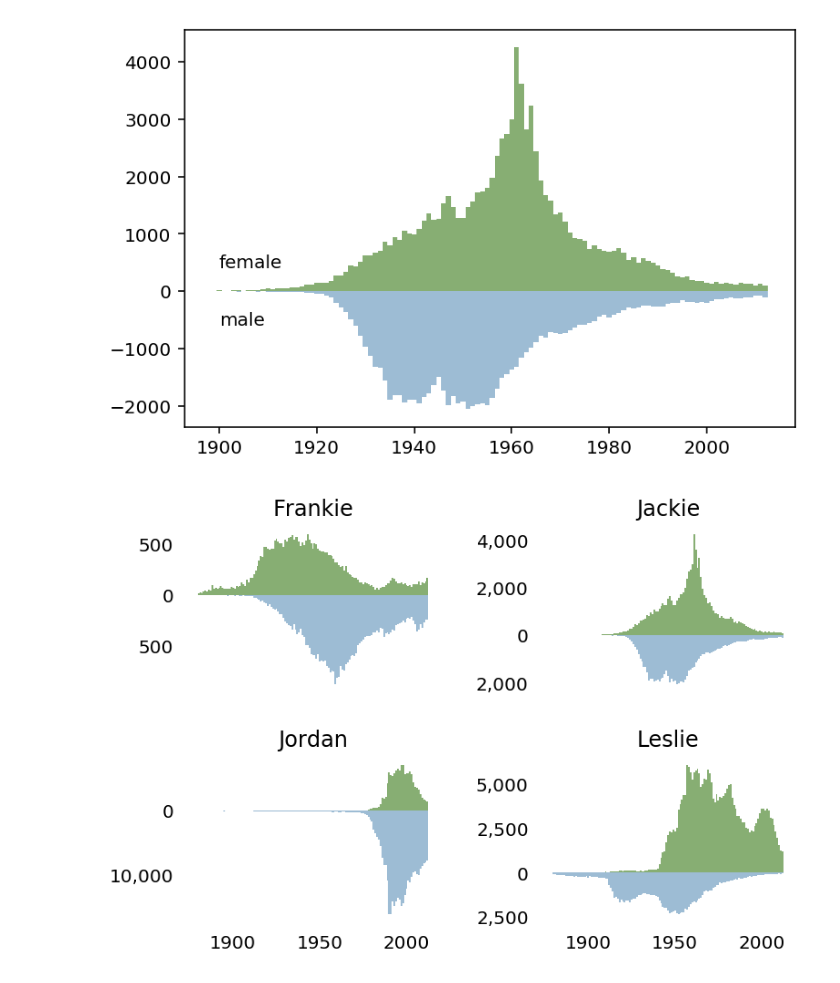
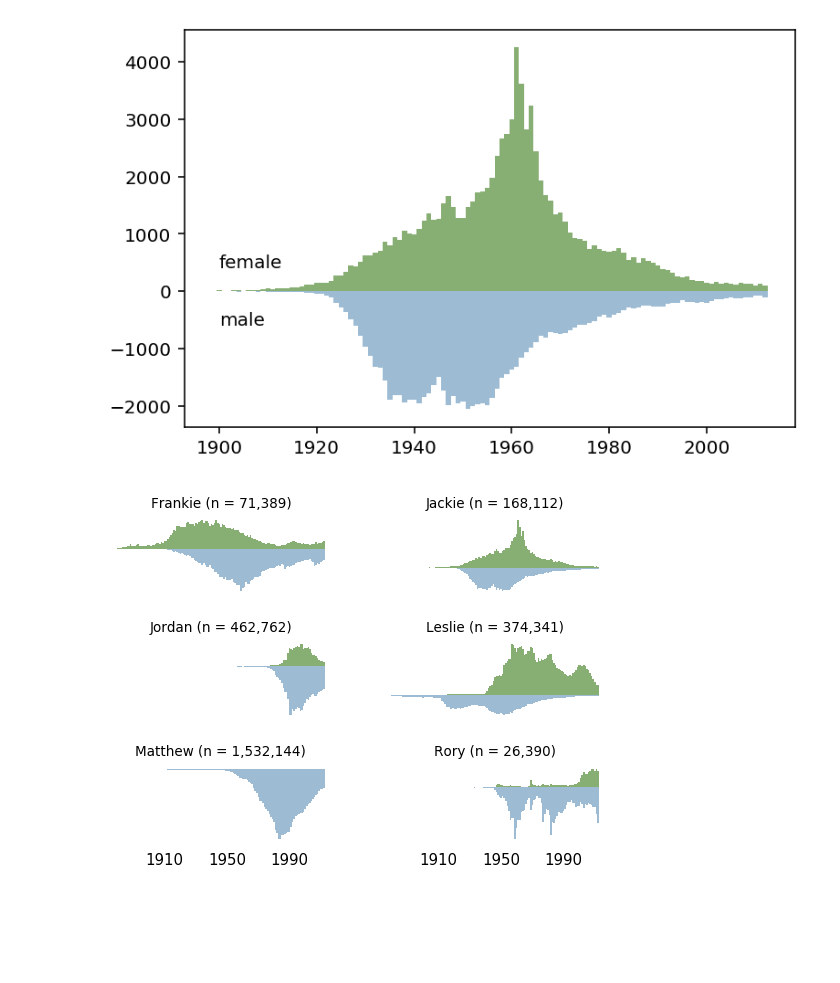
Before and after one commit to vaneseltine/impute-gender, a Jupyter notebook: overtime.ipynb, the cells around one changed output. Cells and saved outputs as stored; diff of their text form; code cells hidden in the pictures; blank space fills up the shorter version.

Commit message:
Notebook for plot work continuing

```diff
--- a/overtime.ipynb
+++ b/overtime.ipynb
@@ -4,7 +4,7 @@ import pandas as pd
 import matplotlib.pyplot as plt
 # %%
 # plt.rcParams['figure.figsize'] = [10, 7]
-plt.rcParams['figure.dpi'] = 72*2
+plt.rcParams['figure.dpi'] = 72*1.5
 plt.tick_params(left=False, labelleft=False) #remove ticks
 plt.box(False)
 # %% [output]
@@ -36,45 +36,51 @@ plt.show()
 # %% [output]
 [figure]
 # %%
-fig, axes = plt.subplots(2, 2, subplot_kw=dict(),  sharex='col', facecolor='w')
-# https://stackoverflow.com/questions/20057260/how-to-remove-gaps-between-subplots-in-matplotlib/36049914#36049914
-fig.subplots_adjust(hspace=0.4, wspace=0.4)
+plot_rows = 3
+plot_cols = 2
+fig, axes = plt.subplots(
+    plot_rows,
+    plot_cols,
+    subplot_kw=dict(),
+    sharex='col',
+    facecolor='w'
+)
+# https://stackoverflow.com/questions/20057260/
+fig.subplots_adjust(
+    hspace=0.6,
+    wspace=0.2
+)
 
+plotnames_iter = iter(['Frankie', 'Jackie', 'Jordan', 'Leslie', 'Matthew',
+                      'Rory'])
+for subrow in range(plot_rows):
+    for subcol in range(plot_cols):
+        plotname = next(plotnames_iter)
 
+        fem = np.array(ldata[ldata['Name'] == plotname]['F'])
+        mal = np.array(ldata[ldata['Name'] == plotname]['M'])
+        years = np.array(ldata[ldata['Name'] == plotname]['Year'])
 
-# plt.text(1900, 500, 'female', horizontalalignment='left', verticalalignment='center')
-# plt.text(1900, -500, 'male', horizontalalignment='left', verticalalignment='center')
+        ax = axes[subrow, subcol]
+        ax.bar(years, fem, color = 'xkcd:sage', width = 1)
+        ax.bar(years, -mal, color = 'xkcd:light grey blue', width = 1)
+        ax.set_title(
+            f'{plotname} (n = {fem.sum() + mal.sum():,})',
+            fontsize=9
+        )
 
-# plt.show()
+#         ax.get_yaxis().set_major_formatter(
+#             matplotlib.ticker.FuncFormatter(
+#                 lambda x, p: format(abs(int(x)), ',')
+#             )
+#         )
+        # https://stackoverflow.com/questions/2176424/
+        ax.get_yaxis().set_visible(False)
+        ax.get_xaxis().set_ticks([1910, 1950, 1990])
+        [s.set_visible(False) for s in ax.spines.values()]
+        [t.set_visible(False) for t in ax.get_xticklines()]
+#         [t.set_visible(False) for t in ax.get_yticklines()]
 
-# axes[0, 0].plot(x, y)
-# axes[1, 1].scatter(x, y)
-
-# ax2.plot(x2, y2)
-
-# import matplotlib
-# ax2.get_yaxis().set_major_formatter(
-#     matplotlib.ticker.FuncFormatter(lambda x, p: format(abs(int(x)), ',')))
-
-plotnames_iter = iter(['Frankie', 'Jackie', 'Jordan', 'Leslie'])
-for subp in [(0, 0), (0, 1), (1, 0), (1, 1)]:
-    plotname = next(plotnames_iter)
-
-    fem = np.array(ldata[ldata['Name'] == plotname]['F'])
-    mal = np.array(ldata[ldata['Name'] == plotname]['M'])
-    years = np.array(ldata[ldata['Name'] == plotname]['Year'])
-
-    ax = axes[subp[0], subp[1]]
-    ax.bar(years, fem, color = 'xkcd:sage', width = 1)
-    ax.bar(years, -mal, color = 'xkcd:light grey blue', width = 1)
-    ax.set_title(plotname)
-
-    ax.get_yaxis().set_major_formatter(
-        matplotlib.ticker.FuncFormatter(lambda x, p: format(abs(int(x)), ',')))
-    [s.set_visible(False) for s in ax.spines.values()]
-    [t.set_visible(False) for t in ax.get_xticklines()]
-    [t.set_visible(False) for t in ax.get_yticklines()]
-# axes[0, 0].spines['left'].set_bounds(-1, 1)
 # fig.show() #  ipython autodisplays
 # %% [output]
-[figure, old version]
+[figure, new version]
```
Also changed, not shown: parts of 1 cell of this notebook.
